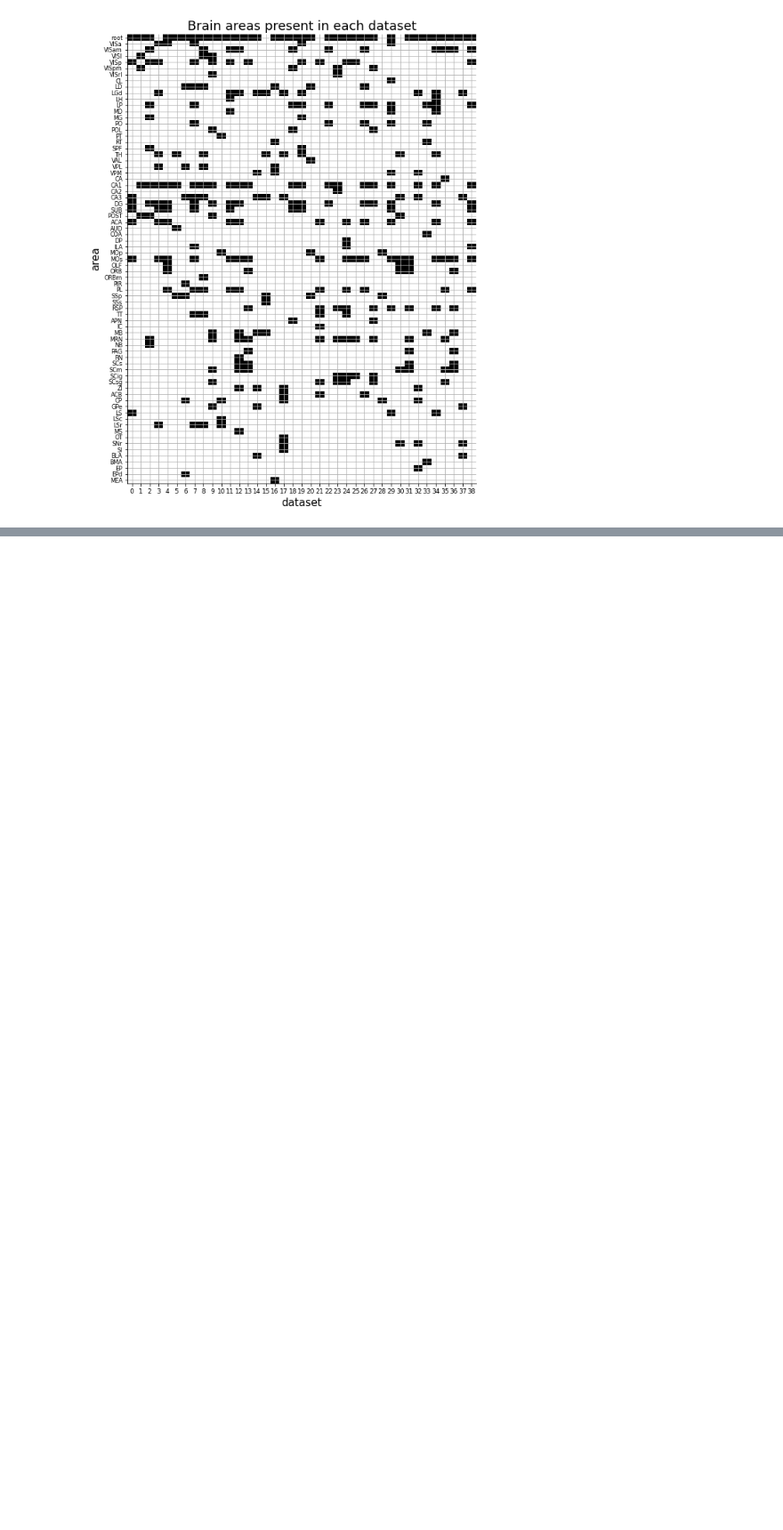
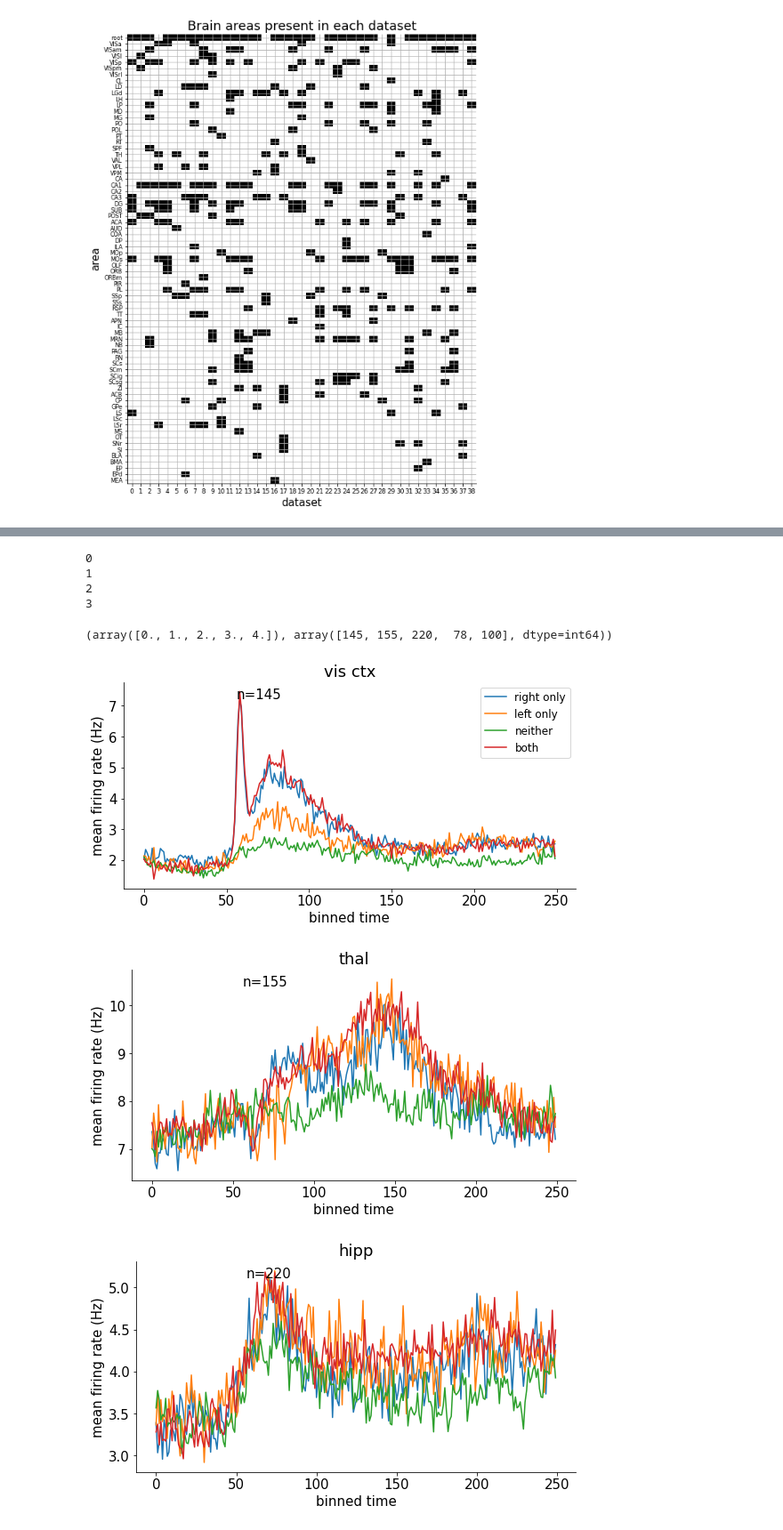
Before and after one commit to Jp-17/NMA_CN_2022_learning, a Jupyter notebook: project/Code/1_access_dataset.ipynb, the cells around one changed output, grey strips where cells are left out. Shown at 89% size. Saved outputs shown, nothing was run; the diff lists cells and outputs as text; code cells hidden in the pictures; blank space fills up the shorter version.

```diff
--- a/project/Code/1_access_dataset.ipynb
+++ b/project/Code/1_access_dataset.ipynb
@@ -150,0 +178,9 @@ plt.show()
+# %%
+dat = alldat[11]
+NN = len(dat['brain_area'])
+print(NN)
+a = np.arange(NN)
+b = a[dat['brain_area'] == 'root']
+print(len(b))
+b
+# np.unique(np.isin(dat['brain_area'], ['root']))
@@ -150,0 +198,36 @@ plt.show()
+# %%
+nareas = 4  # only the top 4 regions are in this particular mouse
+NN = len(dat['brain_area'])  # number of neurons
+barea = nareas * np.ones(NN, )  # last one is "other"
+for j in range(nareas):
+  print(j)
+  barea[np.isin(dat['brain_area'], brain_groups[j])] = j  # assign a number to each region
+
+np.unique(barea, return_counts=True)
+# %% [output]
+0
+1
+2
+3
+(array([0., 1., 2., 3., 4.]), array([145, 155, 220,  78, 100], dtype=int64))
+# %%
+# @title plots by brain region and visual conditions
+for j in range(nareas):
+
+  plt.figure(figsize=(8, 16))
+  ax = plt.subplot(nareas, 1, j + 1)
+
+  plt.plot(1/dt * dat['spks'][barea==j][:, np.logical_and(vis_left == 0, vis_right > 0)].mean(axis=(0, 1)))
+  plt.plot(1/dt * dat['spks'][barea==j][:, np.logical_and(vis_left > 0, vis_right == 0)].mean(axis=(0, 1)))
+  plt.plot(1/dt * dat['spks'][barea==j][:, np.logical_and(vis_left == 0, vis_right == 0)].mean(axis=(0, 1)))
+  plt.plot(1/dt * dat['spks'][barea==j][:, np.logical_and(vis_left > 0, vis_right > 0)].mean(axis=(0, 1)))
+  plt.text(.25, .92, 'n=%d'%np.sum(barea == j), transform=ax.transAxes)
+
+  if j==0:
+    plt.legend(['right only', 'left only', 'neither', 'both'], fontsize=12)
+  ax.set(xlabel='binned time', ylabel='mean firing rate (Hz)', title=regions[j])
+plt.show()
+# %% [output]
+[figure, added]
+[figure, added]
+[figure, added]
```
Also changed, not shown: parts of 6 cells of this notebook.
